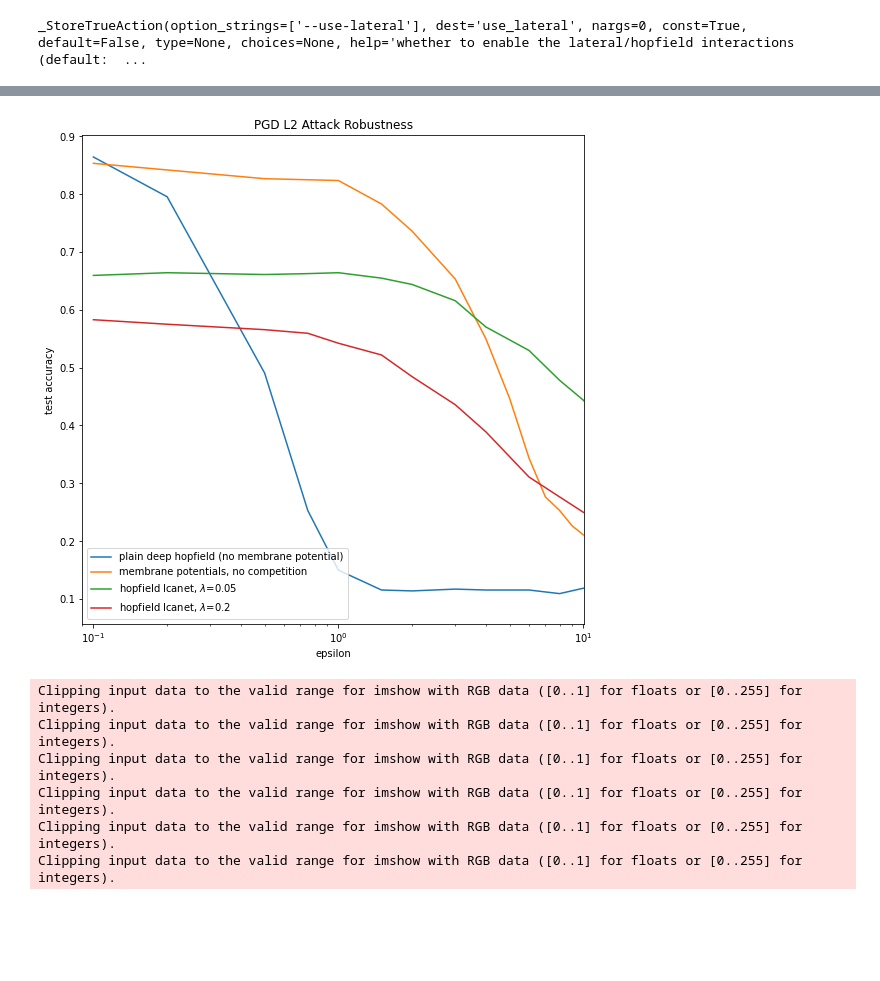
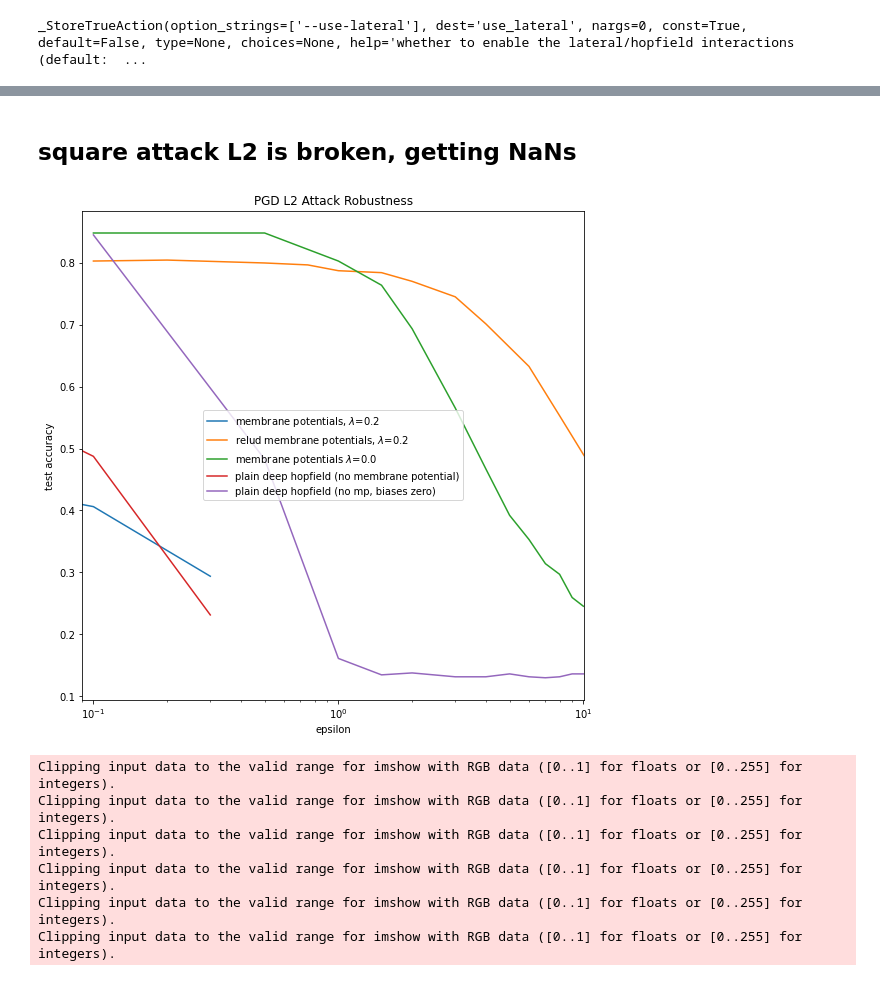
Before and after one commit to ajherman/Equilibrium-Propagation, a Jupyter notebook: Plot_Robustness.ipynb, the cells around one changed output, grey strips where cells are left out. Drawn from its saved outputs; the diff is of its cells as text; code cells hidden in the pictures; blank space fills up the shorter version.

```diff
--- a/Plot_Robustness.ipynb
+++ b/Plot_Robustness.ipynb
@@ -84,0 +131,17 @@ mpeps, mpaccs_adv = np.load('results/LCAEP/mse/2023-10-21/18-37-36_gpu0/model_0-
+# %%
+# mpeps, mpaccs_adv = np.load('results/LCAEP/mse/2023-12-27/14-56-04_gpu0/blackbox_square_attack/L_2/attacked_accuracy.npy')
+mpeps, mpaccs_adv = np.load('results/LCAEP/mse/2024-01-28/21-07-44_gpu0/model_0-pt/blackbox_square_attack/L_2/attacked_accuracy.npy')
+
+controlpath = 'results/EP/mse/2023-09-29/12-07-08_gpu0'
+controlacc = np.load(controlpath + '/blackbox_square_attack/L_2/attacked_accuracy.npy')
+
+
+plt.figure(figsize=(9,9))
+
+
+plt.plot(mpeps, mpaccs_adv, label='membrane potentials, $\lambda$=0.2') # (no competition)
+plt.plot(*controlacc, label='control group EP model (no membrane potential)')
+
+plt.legend()
+
+plt.xscale('log')
@@ -84,0 +150,2 @@ mpeps, mpaccs_adv = np.load('results/LCAEP/mse/2023-10-21/18-37-36_gpu0/model_0-
+# %% [markdown]
+## square attack L2 is broken, getting NaNs
@@ -85,45 +154,62 @@ mpeps, mpaccs_adv = np.load('results/LCAEP/mse/2023-10-21/18-37-36_gpu0/model_0-
+# %%
+rmpeps, rmpaccs_adv = np.load('results/LCAEP/mse/2024-01-22/22-56-53_gpu1/model_0-pt/PGD_attack/L_2/attacked_accuracy.npy')
 # %%
 lcanetpath005 = 'results/LCAEP/mse/2023-10-15/12-47-07_gpu0'#Laborieux-Arch/results/LCAEP/mse/2023-10-13/14-55-39_gpu1_best/'
 lcanetpath02 = 'results/LCAEP/mse/2023-10-21/18-37-36_gpu0'
-controlpath = 'results/EP/mse/2023-09-29/12-07-08_gpu0'
+
+controlnobiaspath = 'results/EP/mse/2023-12-27/15-58-08_gpu1'
+
+mppath00 = 'results/LCAEP/mse/2023-12-27/14-56-04_gpu0'
 
 lcanetacc005 = np.load(lcanetpath005 + '/PGD_attack/L_2/attacked_accuracy.npy')
 lcanetacc02 = np.load(lcanetpath02 + '/PGD_attack/L_2/attacked_accuracy.npy')
-controlacc = np.load(controlpath + '/PGD_attack/L_2/attacked_accuracy.npy')
+
+controlnobiasacc = np.load(controlnobiaspath + '/PGD_attack/L_2/attacked_accuracy.npy')
+
+mpacc00 = np.load(mppath00 + '/PGD_attack/L_2/attacked_accuracy.npy')
 
 
 plt.figure(figsize=(9,9))
 
+
+plt.plot(mpeps, mpaccs_adv, label='membrane potentials, $\lambda$=0.2') # (no competition)
+plt.plot(rmpeps, rmpaccs_adv, label='relud membrane potentials, $\lambda$=0.2') # (no competition)
+plt.plot(*mpacc00, label='membrane potentials $\lambda$=0.0')
+
+
 plt.plot(*controlacc, label='plain deep hopfield (no membrane potential)')
 
-plt.plot(mpeps, mpaccs_adv, label='membrane potentials, no competition')
+plt.plot(*controlnobiasacc, label='plain deep hopfield (no mp, biases zero)')
 
-plt.plot(*lcanetacc005, label='hopfield lcanet, $\lambda$=0.05')
-plt.plot(*lcanetacc02, label='hopfield lcanet, $\lambda$=0.2')
+# plt.plot(*lcanetacc005, label='hopfield lcanet, $\lambda$=0.05')
+# plt.plot(*lcanetacc02, label='hopfield lcanet, $\lambda$=0.2')
+
+
+
 
 # plt.plot(*mseacc, label='mse')
 # plt.plot(*latacc, label='lateral trained (mse)')
 # plt.plot(*lat2acc, label='lateral trained (cel)')
 # plt.plot(*celacc, label='cel')
 # plt.plot(*noise005acc, label='mse + std=0.05 noise', linestyle='--', linewidth=3)
 # plt.plot(*noise01acc, label='mse + noise std=0.1 ', linestyle='--', linewidth=3)
 # plt.plot(*noise03acc, label='mse + noise std=0.3', linestyle='--', linewidth=3)
 # plt.plot(*noisecel005acc, label='cel + std=0.05 noise', linestyle='--', linewidth=3)
 # plt.plot(*noisecel01acc, label='cel + noise std=0.1', linestyle='--', linewidth=3)
 # plt.plot(*noisecel03acc, label='cel + noise std=0.3', linestyle='--', linewidth=3)
 
 plt.title('PGD L2 Attack Robustness')
 plt.xlabel('epsilon')
 plt.ylabel('test accuracy')
 plt.legend()
 
 plt.xlim(0.09,10.1)
 
 plt.xscale('log')
 
 # plt.savefig('PGD_Robustness_MSE_vs_CEL_vs_LatSoft.pdf', bbox_inches='tight')
 # %% [output]
-[figure, old version]
+[figure, new version]
 # %%
 def showattacks(attacksdir, nexs=6):
     attackx = np.vstack(np.load(attacksdir + '/attack_15__pred_600__examples.npy', allow_pickle=True))
```
Also changed, not shown: parts of 10 cells of this notebook, 13 other files.
